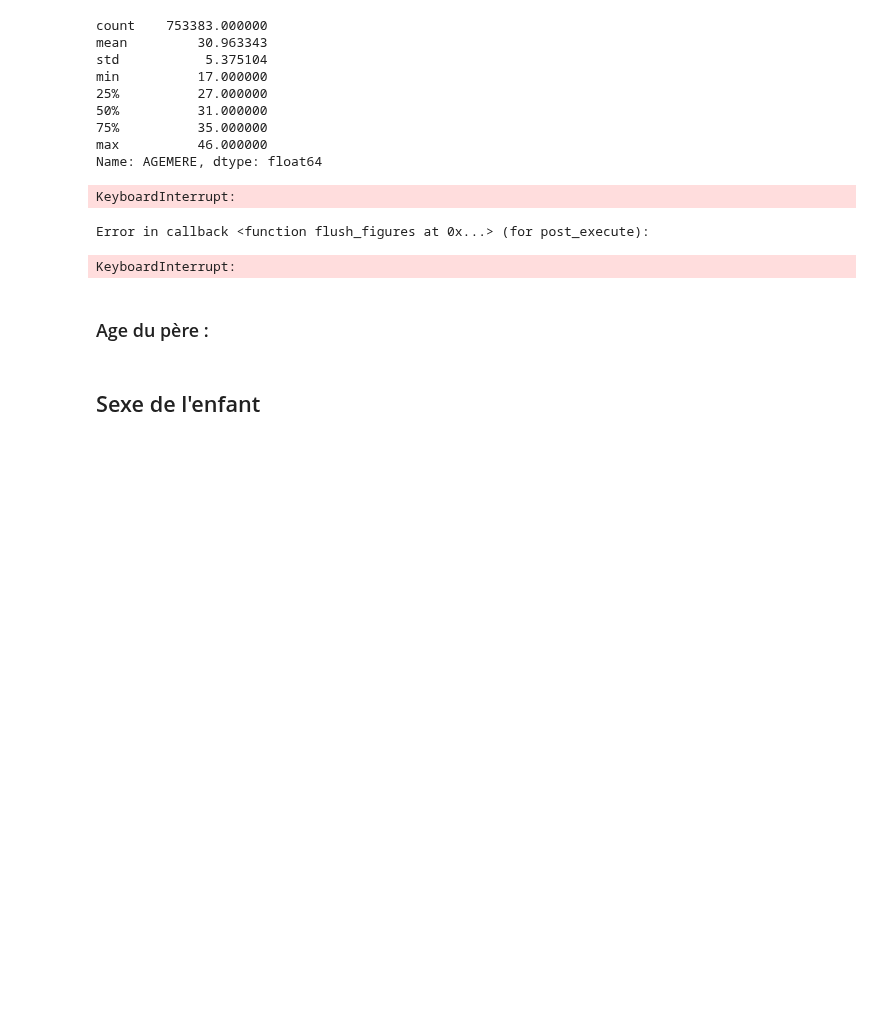
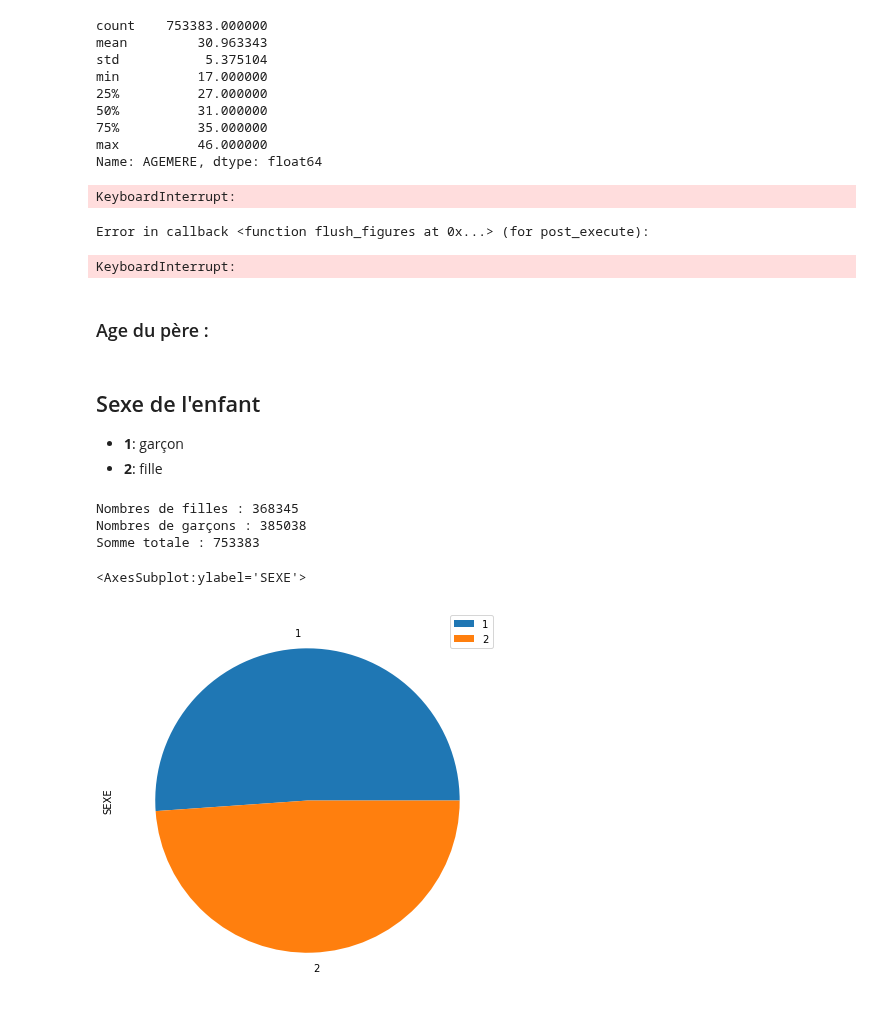
Before and after one commit to BertrandBorel/Notebooks, a Jupyter notebook: Data_Science/Naissance_France_2019.ipynb, the cells around one changed output. Cells and saved outputs as stored; diff of their text form; code cells hidden in the pictures; blank space fills up the shorter version.

```diff
--- a/Data_Science/Naissance_France_2019.ipynb
+++ b/Data_Science/Naissance_France_2019.ipynb
@@ -210,3 +213,24 @@ df1.AGEPERE.mean()
 df2.AGEPERE.describe()
 # %% [markdown]
 ## Sexe de l'enfant
+
+- **1**: garçon
+- **2**: fille
+# %%
+filles = df1["SEXE"][df1["SEXE"] == 2]
+print("Nombres de filles :", len(filles))
+
+garcons = df1["SEXE"][df1["SEXE"] == 1]
+print("Nombres de garçons :", len(garcons))
+
+somme_totale = len(filles) + len(garcons)
+print("Somme totale :", somme_totale)
+# %% [output]
+Nombres de filles : 368345
+Nombres de garçons : 385038
+Somme totale : 753383
+# %%
+df1["SEXE"].value_counts(normalize=True).plot.pie(legend=True, figsize=(7, 7))
+# %% [output]
+<AxesSubplot:ylabel='SEXE'>
+[figure, added]
```
Also changed, not shown: parts of 4 cells of this notebook.
